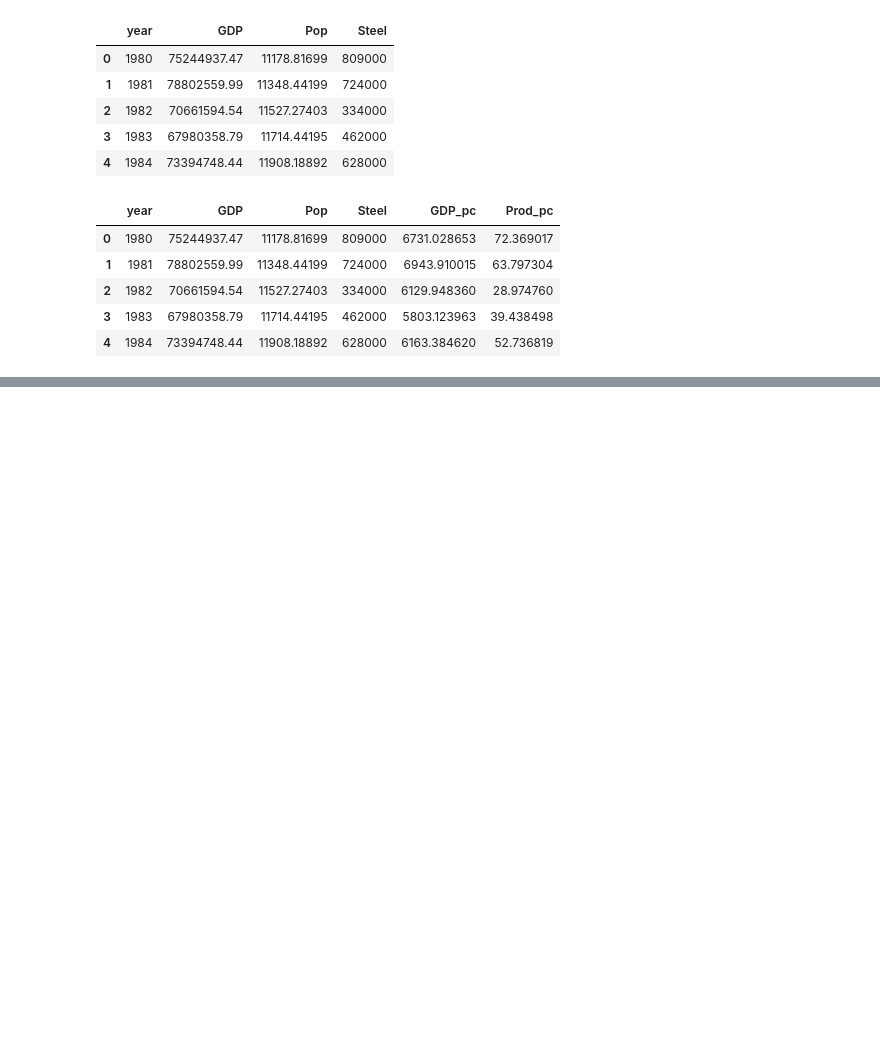
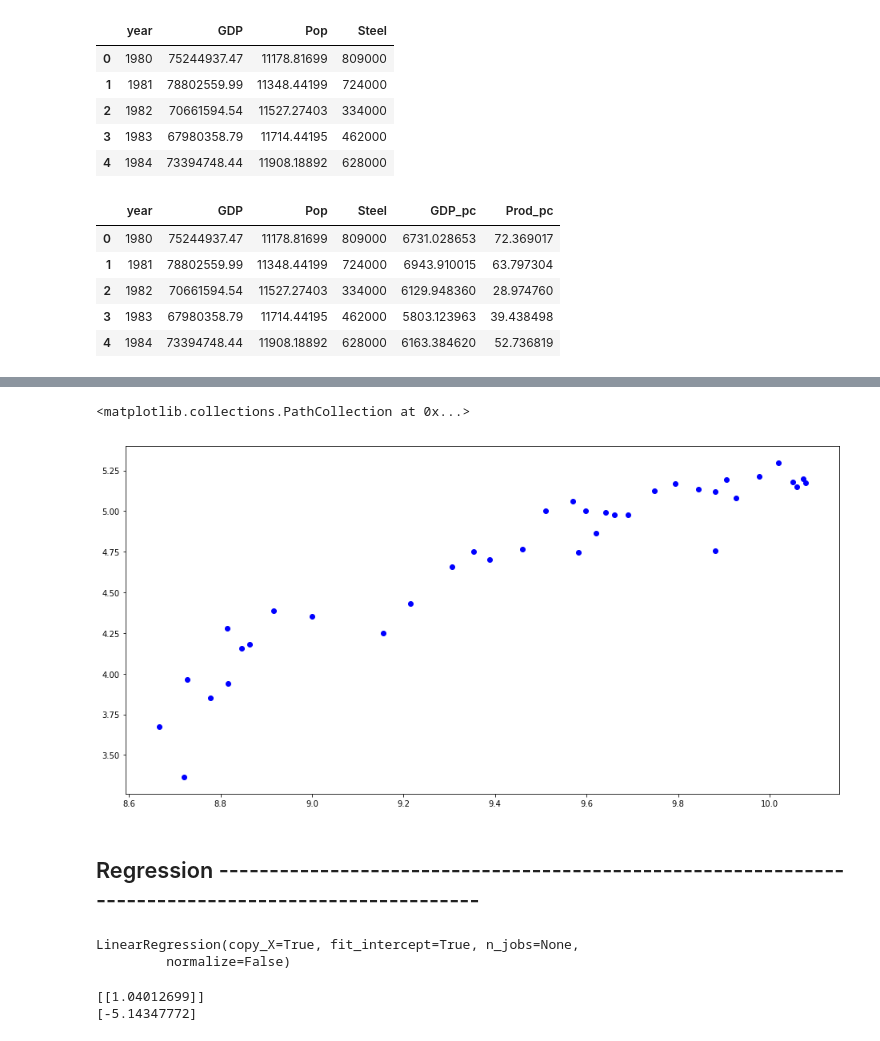
Before and after one commit to wogandavid/python_regressions, a Jupyter notebook: industry/Industry_CHL_2.ipynb, the cells around one changed output, grey strips where cells are left out. Cells and saved outputs as stored; diff of their text form; code cells hidden in the pictures; blank space fills up the shorter version.

```diff
--- a/industry/Industry_CHL_2.ipynb
+++ b/industry/Industry_CHL_2.ipynb
@@ -40,0 +61,23 @@ data['Prod_pc_ln'] = np.log(data.Prod_pc)
+# %%
+# visualize GDP per capita on Production per capita in ln terms
+plt.figure(figsize=(16, 8))
+plt.scatter(
+    data['GDP_pc_ln'],
+    data['Prod_pc_ln'],
+    c='blue'
+)
+# %% [output]
+<matplotlib.collections.PathCollection at 0x...>
+[figure, added]
+# %% [markdown]
+## Regression ----------------------------------------------------------------------------------------------------
+# %%
+# regression using Sci-kit Learn
+Xs = data.drop(['GDP','Pop','Steel','GDP_pc','Prod_pc'], axis=1)
+y = data['Prod_pc_ln'].values.reshape(-1,1)
+# try with one variable
+reg = LinearRegression()
+reg.fit(Xs[['GDP_pc_ln']], y)
+# %% [output]
+LinearRegression(copy_X=True, fit_intercept=True, n_jobs=None,
+         normalize=False)
@@ -40,0 +86,6 @@ data['Prod_pc_ln'] = np.log(data.Prod_pc)
+# %%
+print(reg.coef_)
+print(reg.intercept_)
+# %% [output]
+[[1.04012699]]
+[-5.14347772]
```
Also changed, not shown: parts of 21 cells of this notebook, 5 other files.
